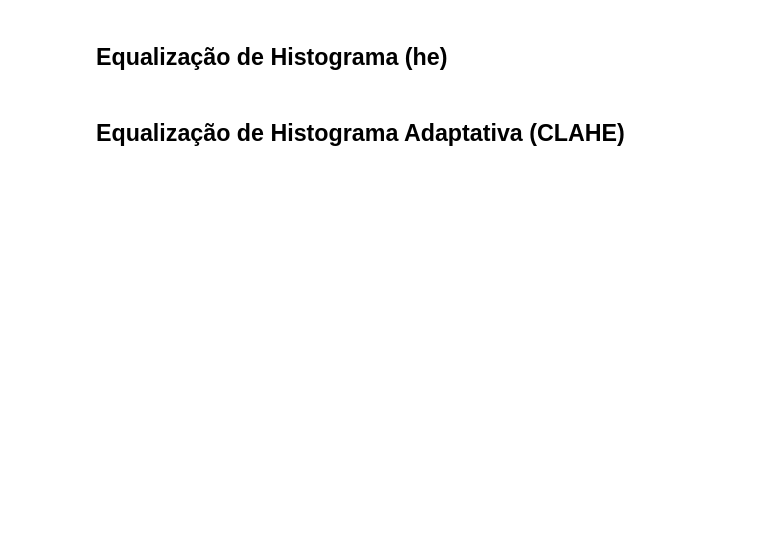
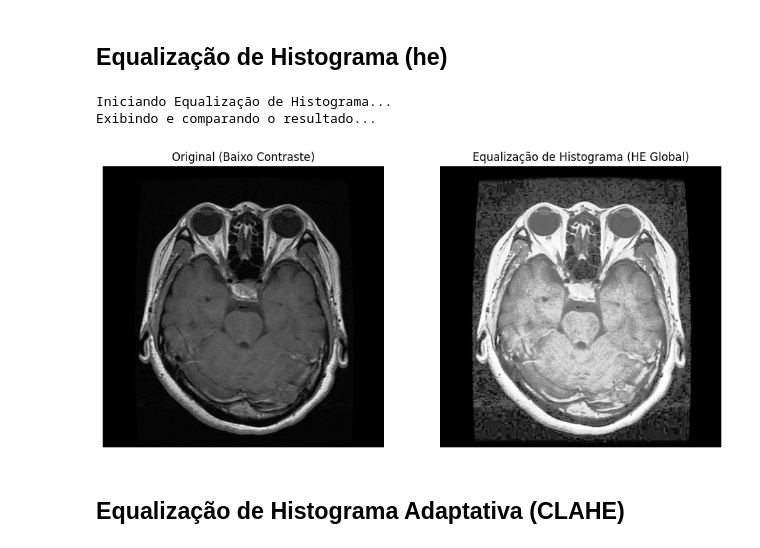
Before and after one commit to marian4cost/DeepScan, a Jupyter notebook: python-container/tecAumentoContraste.ipynb, the cells around one changed output. Drawn from its saved outputs; the diff is of its cells as text; code cells hidden in the pictures; blank space fills up the shorter version.

```diff
--- a/python-container/tecAumentoContraste.ipynb
+++ b/python-container/tecAumentoContraste.ipynb
@@ -90,33 +98,37 @@ plt.show()
 ## Equalização de Histograma (he)
 # %%
 # --- 2. Carregamento da Imagem ---
-caminho_da_imagem = "/content/P_1.jpg"
+caminho_da_imagem = "P_1.jpg"
 
 # Lê a imagem em escala de cinza (equivalente ao EBImage)
 img_baixo_contraste = cv2.imread(caminho_da_imagem, cv2.IMREAD_GRAYSCALE)
 
 print("Iniciando Equalização de Histograma...")
 
 # --- 3. Equalização de Histograma (HE Global) ---
 # Equivalente ao equalize() do EBImage
 img_equalizada = cv2.equalizeHist(img_baixo_contraste)
 
 # --- 4. Exibição e Comparação ---
 print("Exibindo e comparando o resultado...")
 
 plt.figure(figsize=(12,6))
 
 plt.subplot(1,2,1)
 plt.imshow(img_baixo_contraste, cmap='gray')
 plt.title("Original (Baixo Contraste)")
 plt.axis("off")
 
 plt.subplot(1,2,2)
 plt.imshow(img_equalizada, cmap='gray')
 plt.title("Equalização de Histograma (HE Global)")
 plt.axis("off")
 
 plt.show()
+# %% [output]
+Iniciando Equalização de Histograma...
+Exibindo e comparando o resultado...
+[figure, added]
 # %% [markdown]
 ## Equalização de Histograma Adaptativa (CLAHE)
 # %%
```
Also changed, not shown: parts of 3 cells of this notebook, 1 other file.
